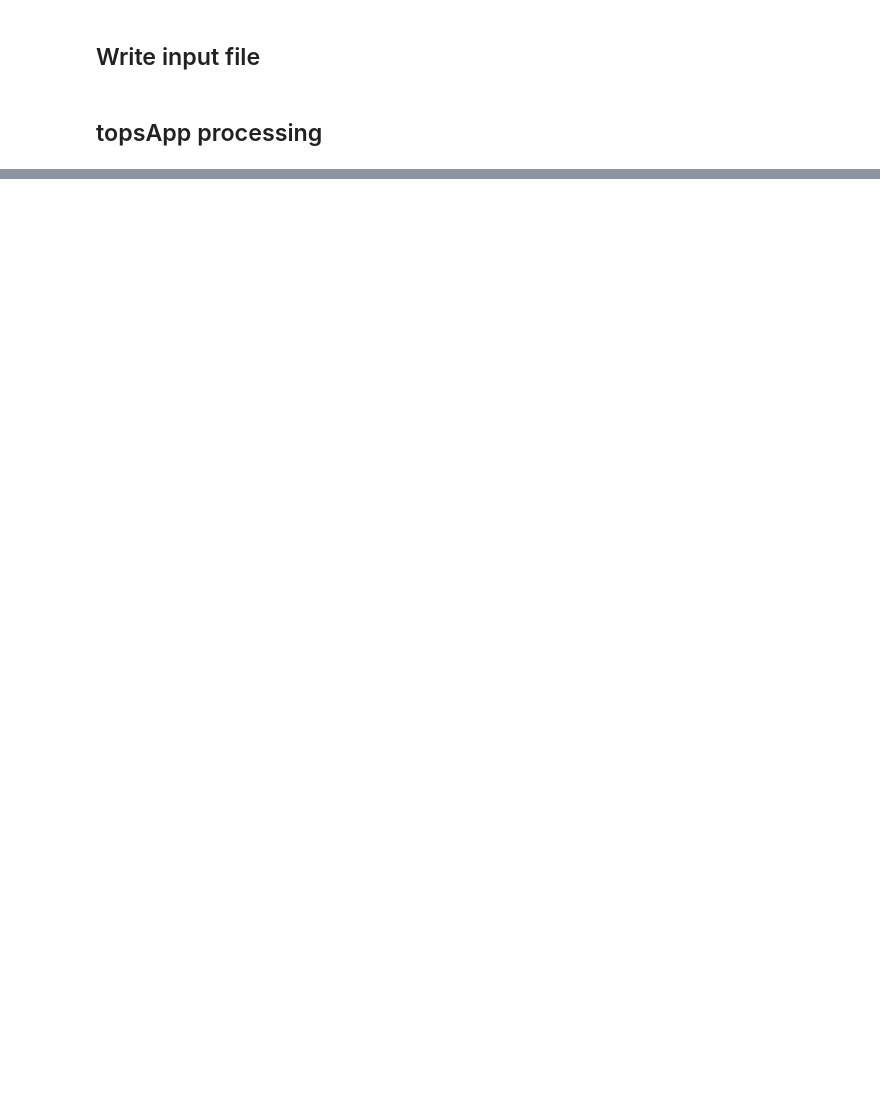
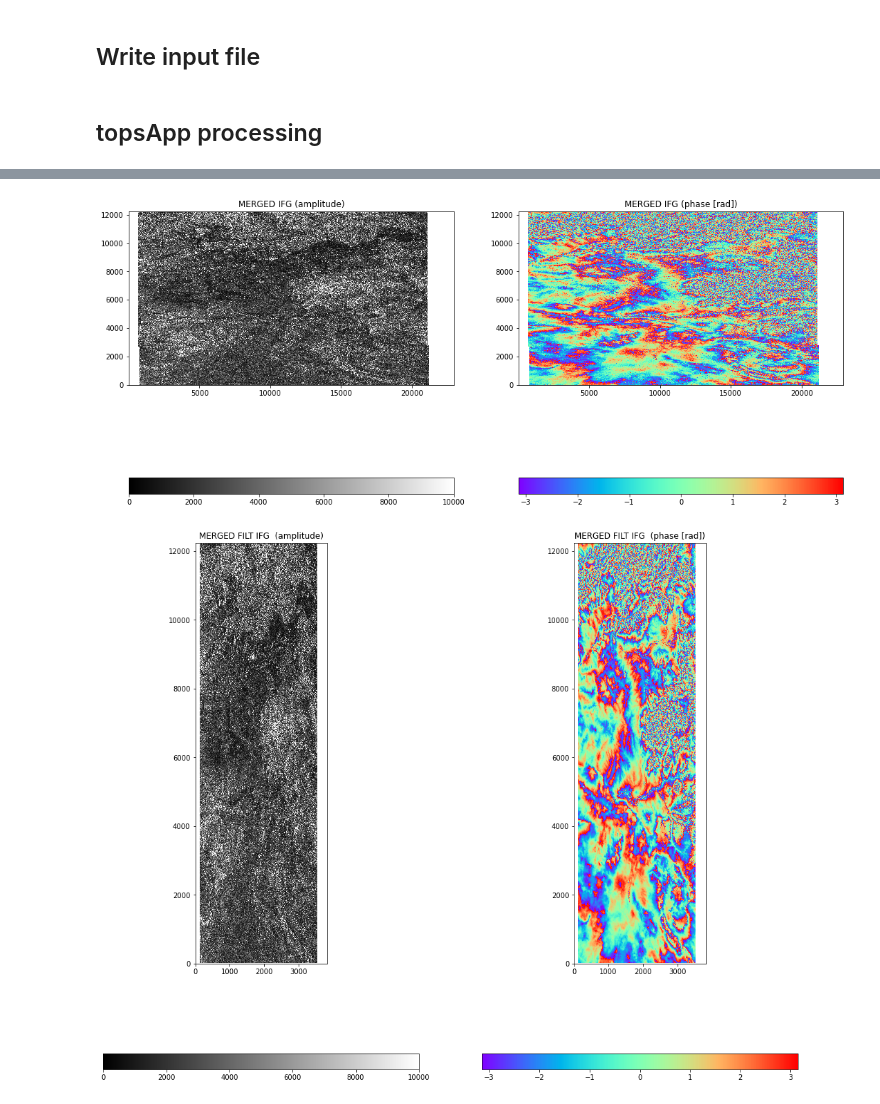
Before and after one commit to gbrencher/rmnp_landslide, a Jupyter notebook: topsApp.ipynb, the cells around one changed output, grey strips where cells are left out. Drawn from its saved outputs; the diff is of its cells as text; code cells hidden in the pictures; blank space fills up the shorter version.

```diff
--- a/topsApp.ipynb
+++ b/topsApp.ipynb
@@ -212,0 +374,11 @@ The remaining steps are (in order):  ['verifyDEM', 'topo', 'subsetoverlaps', 'co
+# %%
+# Plot wrapped interferograms
+plotcomplexdata('/tmp/merged/topophase.flat.vrt',
+                title="MERGED IFG",
+                datamin=0, datamax=10000, draw_colorbar=True)
+plotcomplexdata('/tmp/merged/filt_topophase.flat.vrt',
+                title="MERGED FILT IFG ",
+                datamin=0, datamax=10000, draw_colorbar=True)
+# %% [output]
+[figure, added]
+[figure, added]
```
Also changed, not shown: parts of 24 cells of this notebook, 2 other files.
